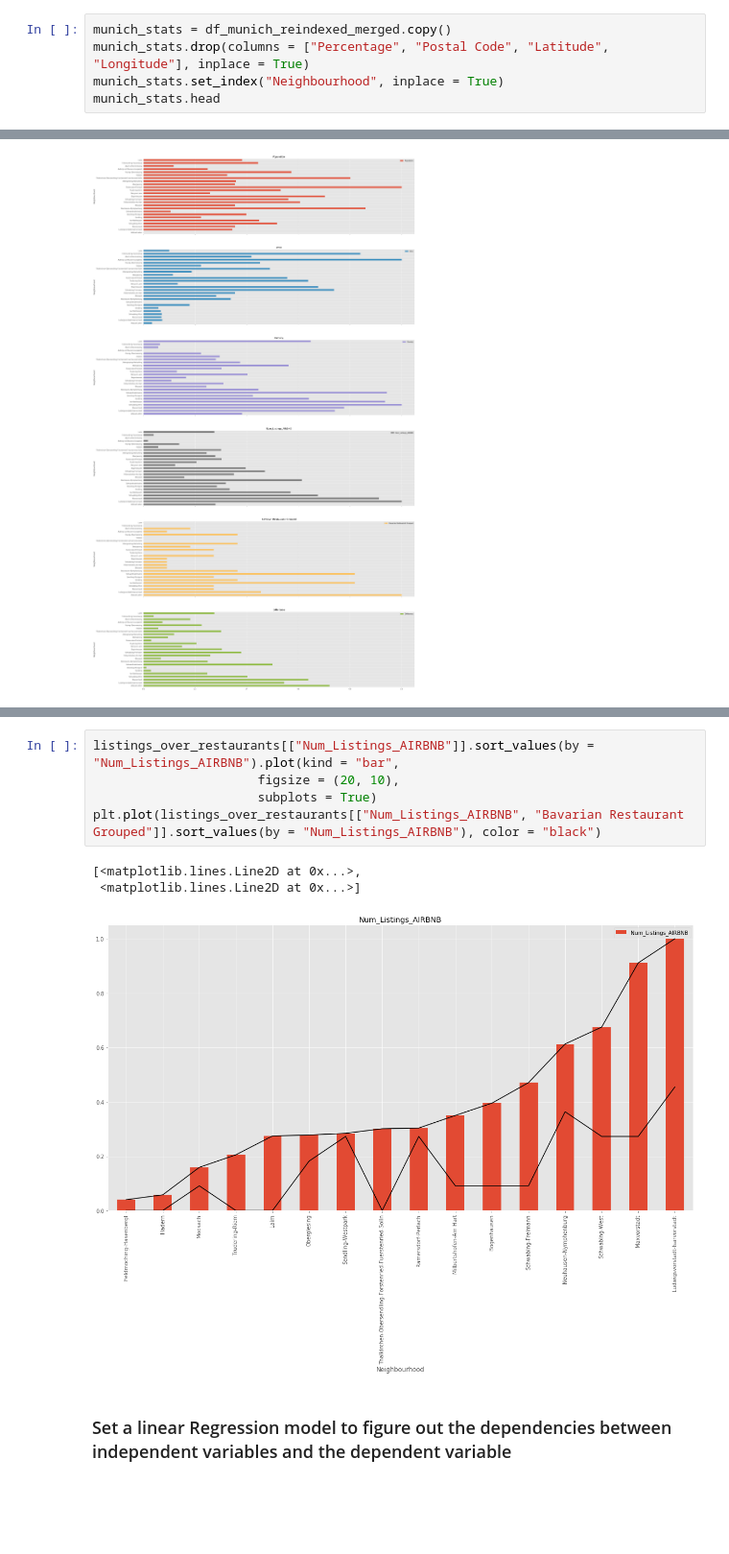
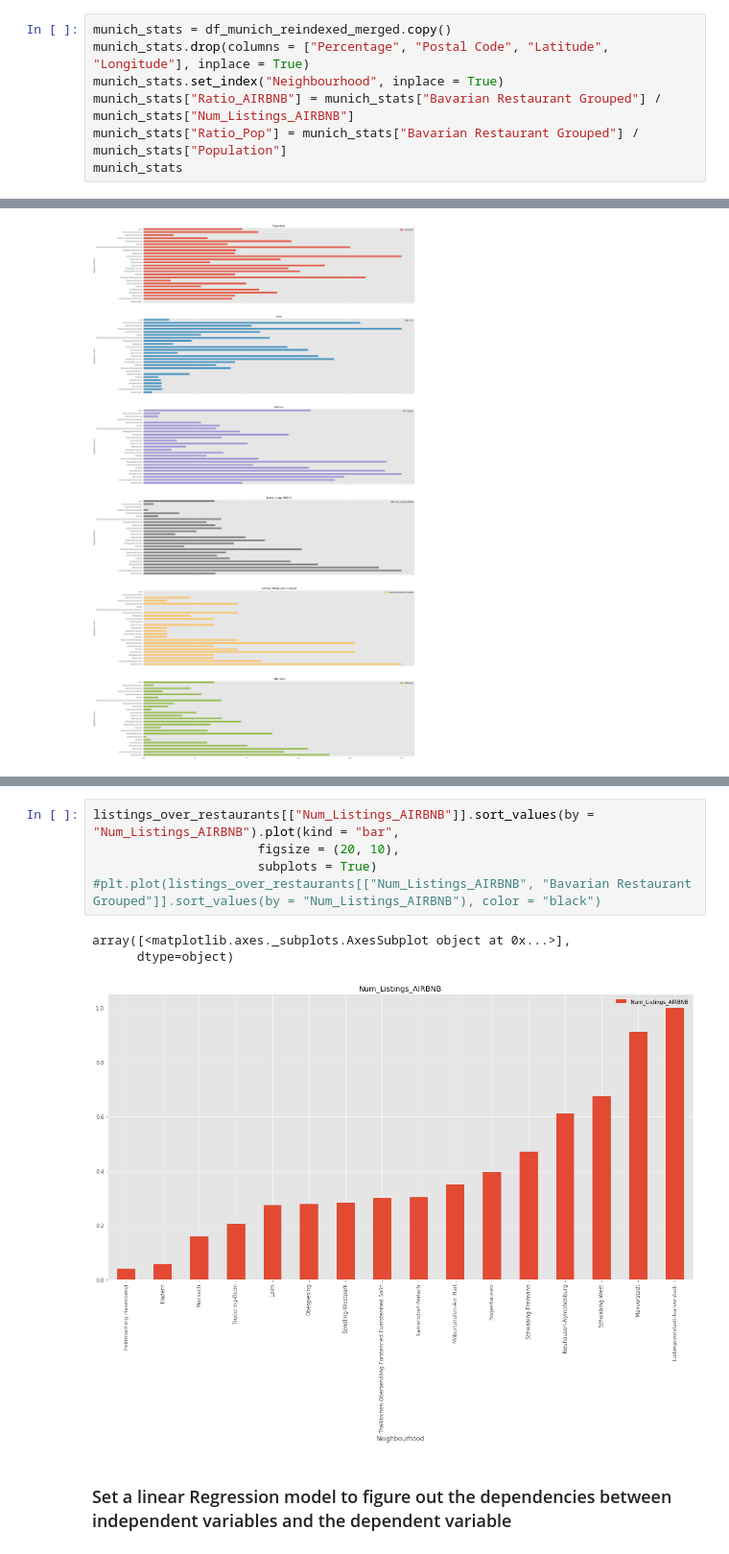
Before and after one commit to M0n01ith/Coursera_Capstone, a Jupyter notebook: Coursera Capstone Project Munich.ipynb, the cells around one changed output, grey strips where cells are left out. Shown at 96% size. Saved outputs shown, nothing was run; the diff lists cells and outputs as text; blank space fills up the shorter version.

```diff
--- a/Coursera Capstone Project Munich.ipynb
+++ b/Coursera Capstone Project Munich.ipynb
@@ -706,5 +756,7 @@ munich_venue_clusters
 munich_stats = df_munich_reindexed_merged.copy()
 munich_stats.drop(columns = ["Percentage", "Postal Code", "Latitude", "Longitude"], inplace = True)
 munich_stats.set_index("Neighbourhood", inplace = True)
-munich_stats.head
+munich_stats["Ratio_AIRBNB"] = munich_stats["Bavarian Restaurant Grouped"] / munich_stats["Num_Listings_AIRBNB"]
+munich_stats["Ratio_Pop"] = munich_stats["Bavarian Restaurant Grouped"] / munich_stats["Population"]
+munich_stats
 # %% [output]
@@ -805,12 +900,12 @@ plt.plot(listings_over_restaurants[["Population","Bavarian Restaurant Grouped"]]
 # %%
 listings_over_restaurants[["Num_Listings_AIRBNB"]].sort_values(by = "Num_Listings_AIRBNB").plot(kind = "bar",
                       figsize = (20, 10),
                       subplots = True)
-plt.plot(listings_over_restaurants[["Num_Listings_AIRBNB", "Bavarian Restaurant Grouped"]].sort_values(by = "Num_Listings_AIRBNB"), color = "black")
+#plt.plot(listings_over_restaurants[["Num_Listings_AIRBNB", "Bavarian Restaurant Grouped"]].sort_values(by = "Num_Listings_AIRBNB"), color = "black")
 # %% [output]
-[<matplotlib.lines.Line2D at 0x...>,
- <matplotlib.lines.Line2D at 0x...>]
+array([<matplotlib.axes._subplots.AxesSubplot object at 0x...>],
+      dtype=object)
-[figure, old version]
+[figure, new version]
 # %% [markdown]
 ### Set a linear Regression model to figure out the dependencies between independent variables and the dependent variable
 # %% [markdown]
```
Also changed, not shown: parts of 32 cells of this notebook.
